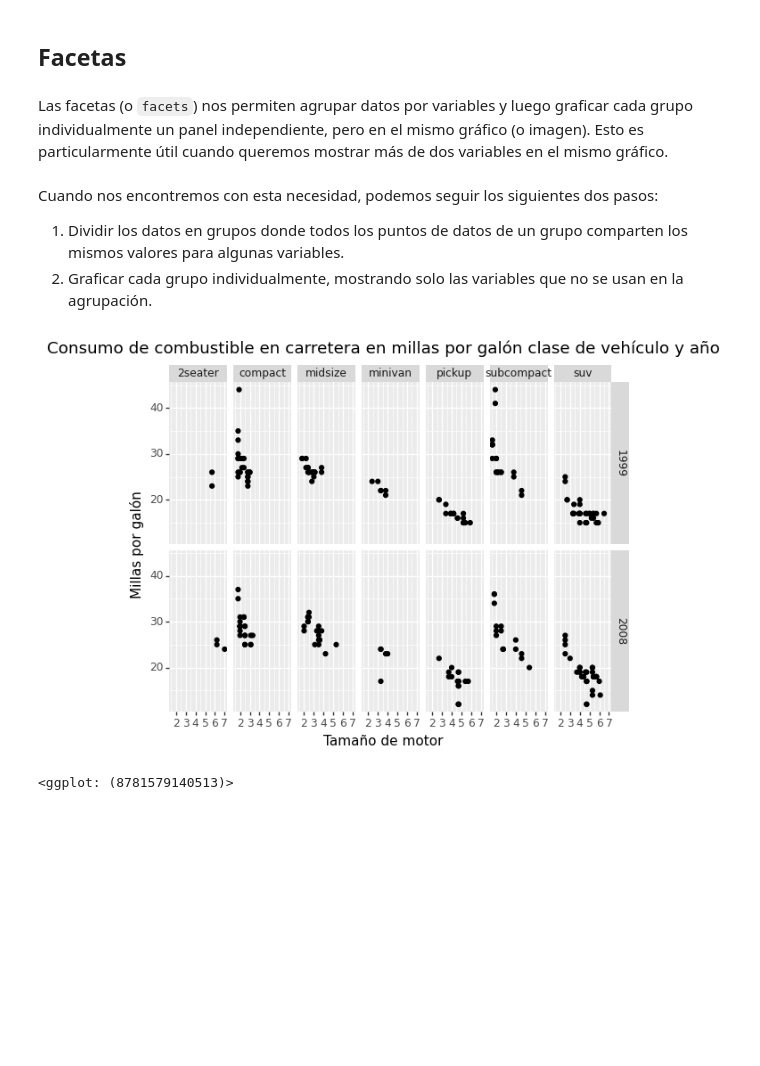
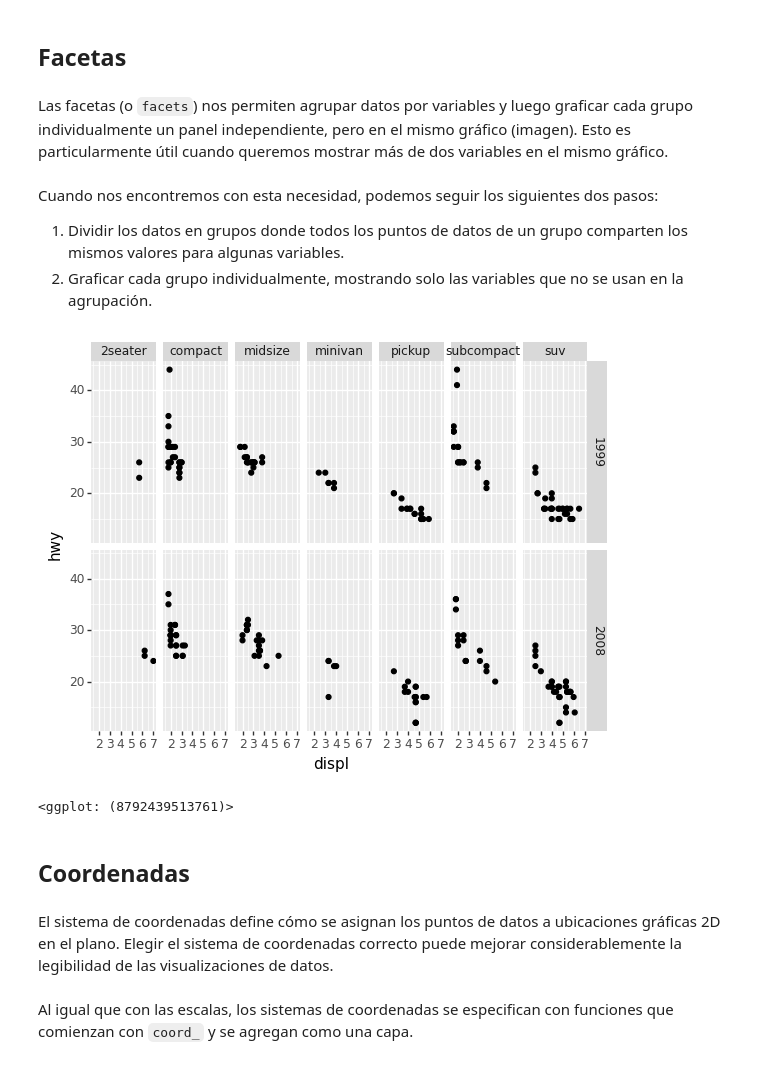
Before and after one commit to sarahiaguilar/fundamentos-cdd, a Jupyter notebook: notebooks/unidad8/viz.ipynb, the cells around one changed output. Saved outputs shown, nothing was run; the diff lists cells and outputs as text; code cells hidden in the pictures; blank space fills up the shorter version.

```diff
--- a/notebooks/unidad8/viz.ipynb
+++ b/notebooks/unidad8/viz.ipynb
@@ -146,27 +274,27 @@ ggplot(mpg) + aes(x="class", y="hwy") + geom_boxplot() + geom_hline(yintercept=m
 # %% [markdown]
 ## Facetas
 # %% [markdown]
-Las facetas (o `facets`) nos permiten agrupar datos por variables y luego graficar cada grupo individualmente un panel independiente, pero en el mismo gráfico (o imagen). Esto es particularmente útil cuando queremos mostrar más de dos variables en el mismo gráfico.
+Las facetas (o `facets`) nos permiten agrupar datos por variables y luego graficar cada grupo individualmente un panel independiente, pero en el mismo gráfico (imagen). Esto es particularmente útil cuando queremos mostrar más de dos variables en el mismo gráfico.
 # %% [markdown]
 Cuando nos encontremos con esta necesidad, podemos seguir los siguientes dos pasos:
 1. Dividir los datos en grupos donde todos los puntos de datos de un grupo comparten los mismos valores para algunas variables.
 2. Graficar cada grupo individualmente, mostrando solo las variables que no se usan en la agrupación.
 # %%
-# Crea un gráfico con facetas que muestra
-# el consumo de combustible en carretera en millas por galón en el eje y y
-# y la frecuencia de cada una en el eje y
-ggplot(mpg) + aes(x="class", y="hwy") + geom_boxplot()
+# Crea un gráfico con facetas por clase y año que muestra
+# el tamaño de motor en el eje x
+# y el consumo de combustible en carretera en el eje y
 (
     ggplot(mpg)
     + aes(x="displ", y="hwy")
     + geom_point()
     + facet_grid(facets="year~class")
-    + labs(
-        x="Tamaño de motor",
-        y="Millas por galón",
-        title="Consumo de combustible en carretera en millas por galón clase de vehículo y año"
-        )
 )
 # %% [output]
-[figure, old version]
+[figure, new version]
-<ggplot: (8781579140513)>
+<ggplot: (8792439513761)>
+# %% [markdown]
+## Coordenadas
+# %% [markdown]
+El sistema de coordenadas define cómo se asignan los puntos de datos a ubicaciones gráficas 2D en el plano. Elegir el sistema de coordenadas correcto puede mejorar considerablemente la legibilidad de las visualizaciones de datos.
+# %% [markdown]
+Al igual que con las escalas, los sistemas de coordenadas se especifican con funciones que comienzan con `coord_` y se agregan como una capa.
```
Also changed, not shown: parts of 49 cells of this notebook, 3 other files.
